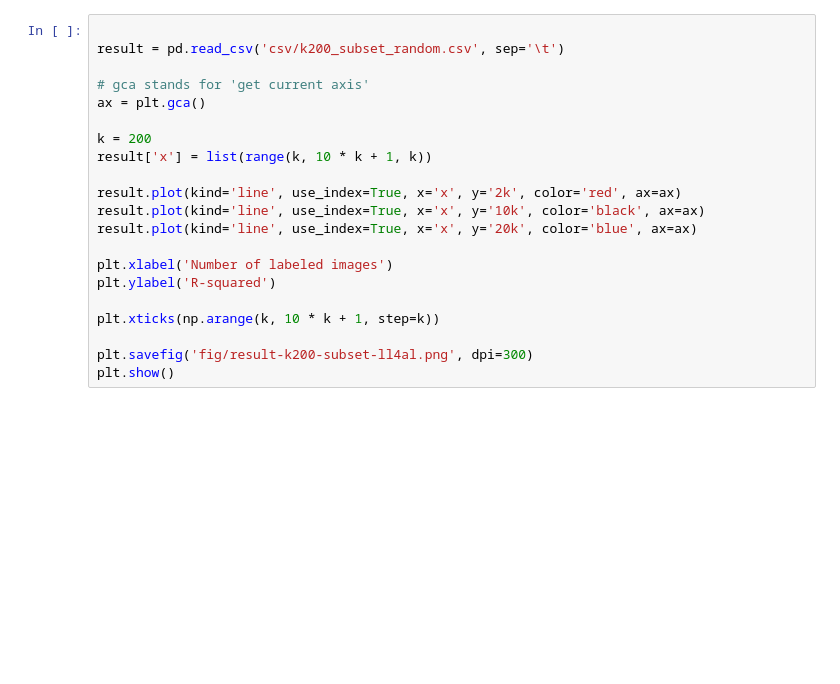
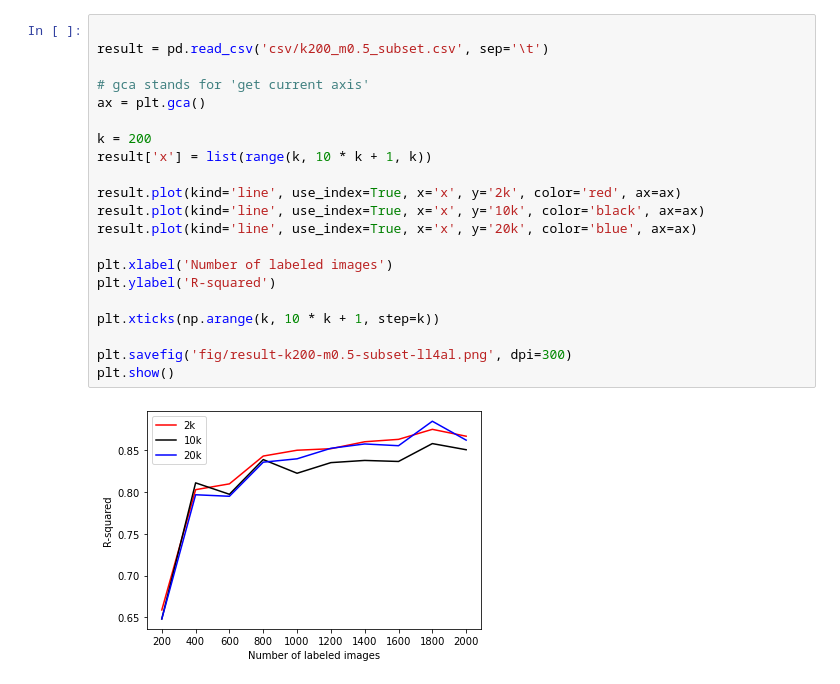
Before and after one commit to wonderit/Learning-Loss-for-Active-Learning, a Jupyter notebook: plot_result.ipynb, the cells around one changed output. Saved outputs shown, nothing was run; the diff lists cells and outputs as text; blank space fills up the shorter version.

```diff
--- a/plot_result.ipynb
+++ b/plot_result.ipynb
@@ -28,21 +51,23 @@ plt.show()
 # %%
 
-result = pd.read_csv('csv/k200_subset_random.csv', sep='\t')
+result = pd.read_csv('csv/k200_m0.5_subset.csv', sep='\t')
 
 # gca stands for 'get current axis'
 ax = plt.gca()
 
 k = 200
 result['x'] = list(range(k, 10 * k + 1, k))
 
 result.plot(kind='line', use_index=True, x='x', y='2k', color='red', ax=ax)
 result.plot(kind='line', use_index=True, x='x', y='10k', color='black', ax=ax)
 result.plot(kind='line', use_index=True, x='x', y='20k', color='blue', ax=ax)
 
 plt.xlabel('Number of labeled images')
 plt.ylabel('R-squared')
 
 plt.xticks(np.arange(k, 10 * k + 1, step=k))
 
-plt.savefig('fig/result-k200-subset-ll4al.png', dpi=300)
+plt.savefig('fig/result-k200-m0.5-subset-ll4al.png', dpi=300)
 plt.show()
+# %% [output]
+[figure, added]
```
Also changed, not shown: parts of 3 cells of this notebook, 1 other file.
